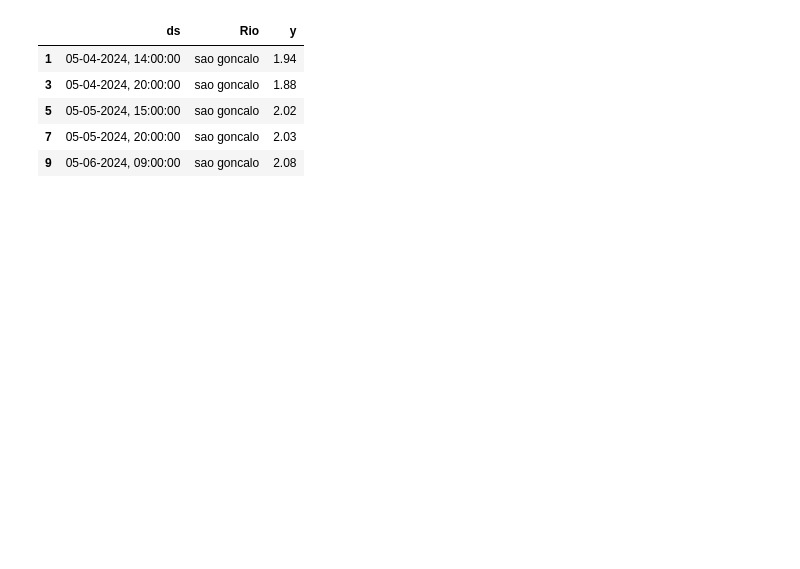
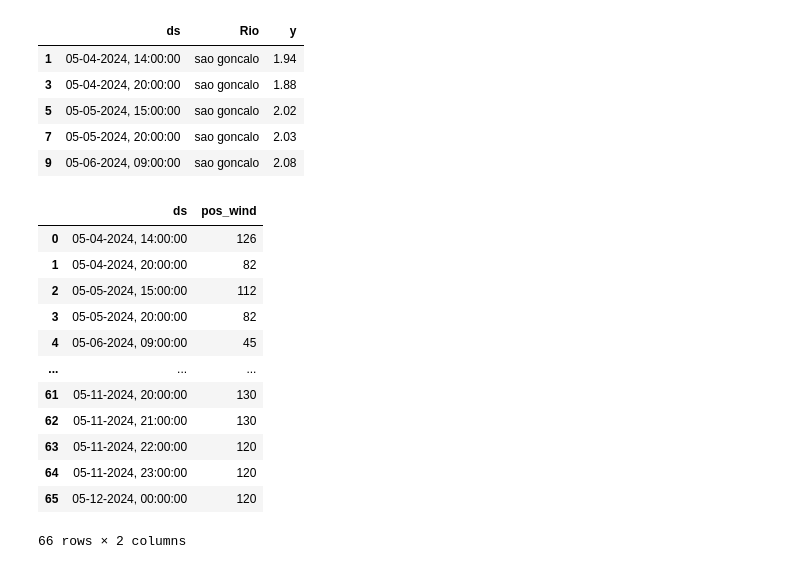
Before and after one commit to gratidutra/flood-rs, a Jupyter notebook: best_model.ipynb, the cells around one changed output. Cells and saved outputs as stored; diff of their text form; code cells hidden in the pictures; blank space fills up the shorter version.

```diff
--- a/best_model.ipynb
+++ b/best_model.ipynb
@@ -30,6 +31,22 @@ pos_wind['ds'] = pd.to_datetime(pos_wind['ds'])
 pos_wind['ds'] = pos_wind['ds'].dt.strftime('%d-%m-%Y, %H:%M:%S')
 
 sao_goncalo_data = pd.merge(sao_goncalo_data, pos_wind, on="ds")
+# %%
+pos_wind
+# %% [output]
+|  | ds | pos_wind |
+| 0 | 05-04-2024, 14:00:00 | 126 |
+| 1 | 05-04-2024, 20:00:00 | 82 |
+| 2 | 05-05-2024, 15:00:00 | 112 |
+| 3 | 05-05-2024, 20:00:00 | 82 |
+| 4 | 05-06-2024, 09:00:00 | 45 |
+| ... | ... | ... |
+| 61 | 05-11-2024, 20:00:00 | 130 |
+| 62 | 05-11-2024, 21:00:00 | 130 |
+| 63 | 05-11-2024, 22:00:00 | 120 |
+| 64 | 05-11-2024, 23:00:00 | 120 |
+| 65 | 05-12-2024, 00:00:00 | 120 |
+66 rows × 2 columns
 # %%
 m = Prophet(
     yearly_seasonality=False,
```
Also changed, not shown: parts of 6 cells of this notebook, 2 other files.
